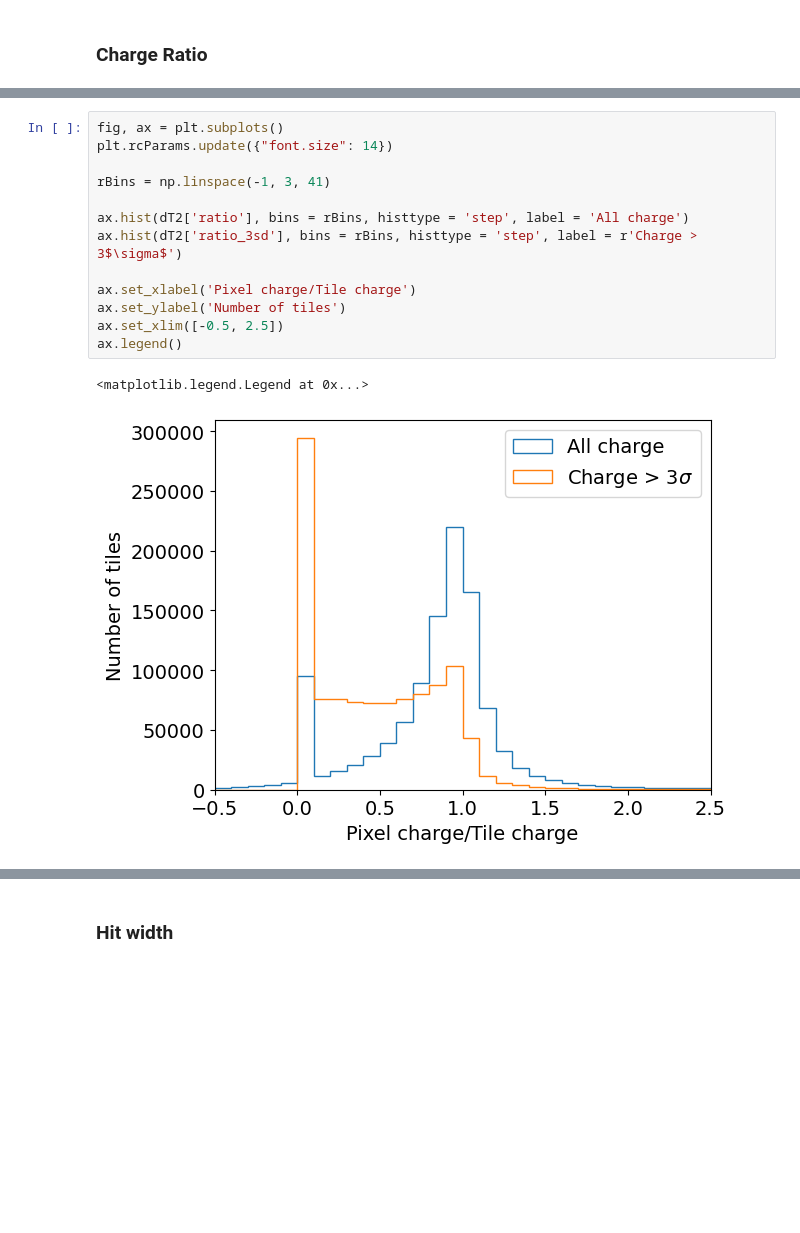
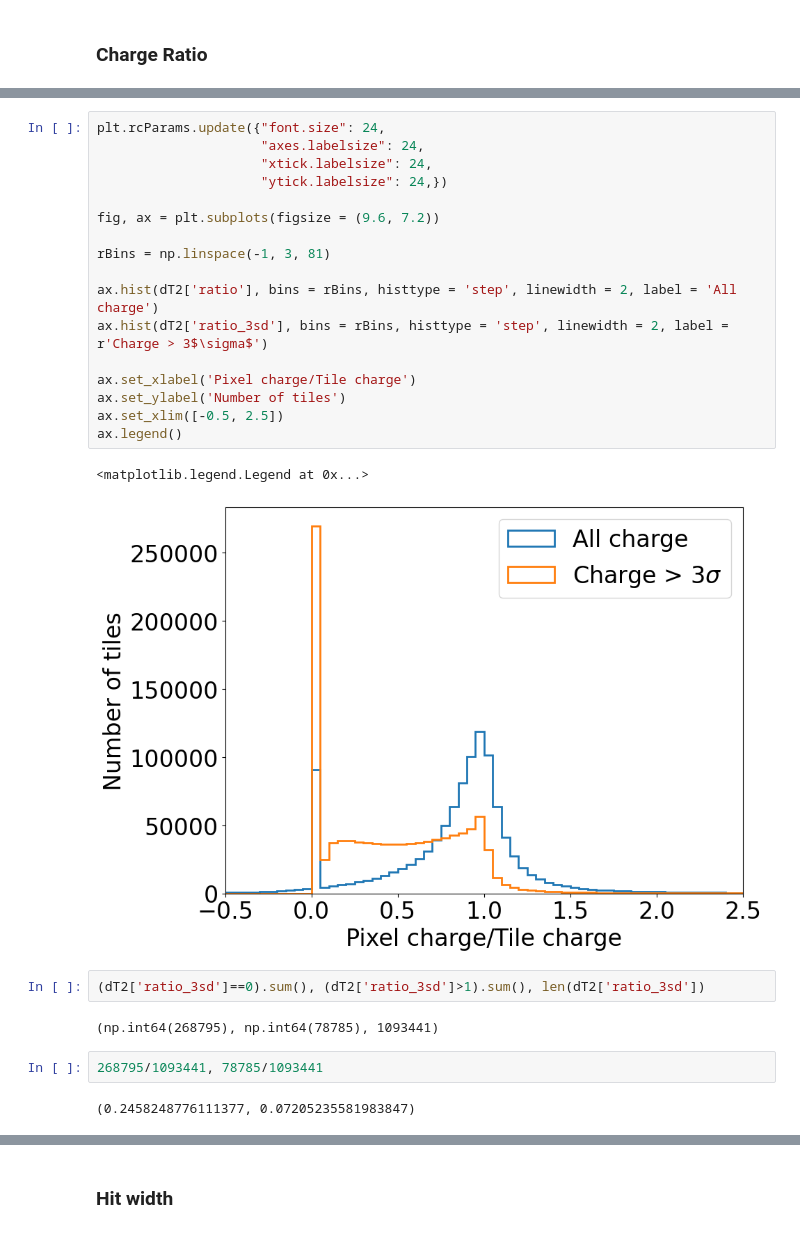
Before and after one commit to wangbtc/GAMPix4SNe, a Jupyter notebook: Validation/detsim/studyReadout1.ipynb, the cells around one changed output, grey strips where cells are left out. Drawn from its saved outputs; the diff is of its cells as text; blank space fills up the shorter version.

```diff
--- a/Validation/detsim/studyReadout1.ipynb
+++ b/Validation/detsim/studyReadout1.ipynb
@@ -564,16 +564,28 @@ ax.legend(loc = "center left", bbox_to_anchor = (1.02, 0.5))
 # %%
-fig, ax = plt.subplots()
-plt.rcParams.update({"font.size": 14})
+plt.rcParams.update({"font.size": 24,
+                     "axes.labelsize": 24,
+                     "xtick.labelsize": 24,
+                     "ytick.labelsize": 24,})
 
-rBins = np.linspace(-1, 3, 41)
+fig, ax = plt.subplots(figsize = (9.6, 7.2))
 
-ax.hist(dT2['ratio'], bins = rBins, histtype = 'step', label = 'All charge')
-ax.hist(dT2['ratio_3sd'], bins = rBins, histtype = 'step', label = r'Charge > 3$\sigma$')
+rBins = np.linspace(-1, 3, 81)
+
+ax.hist(dT2['ratio'], bins = rBins, histtype = 'step', linewidth = 2, label = 'All charge')
+ax.hist(dT2['ratio_3sd'], bins = rBins, histtype = 'step', linewidth = 2, label = r'Charge > 3$\sigma$')
 
 ax.set_xlabel('Pixel charge/Tile charge')
 ax.set_ylabel('Number of tiles')
 ax.set_xlim([-0.5, 2.5])
 ax.legend()
 # %% [output]
 <matplotlib.legend.Legend at 0x...>
-[figure, old version]
+[figure, new version]
+# %%
+(dT2['ratio_3sd']==0).sum(), (dT2['ratio_3sd']>1).sum(), len(dT2['ratio_3sd'])
+# %% [output]
+(np.int64(268795), np.int64(78785), 1093441)
+# %%
+268795/1093441, 78785/1093441
+# %% [output]
+(0.2458248776111377, 0.07205235581983847)
```
Also changed, not shown: parts of 11 cells of this notebook.
